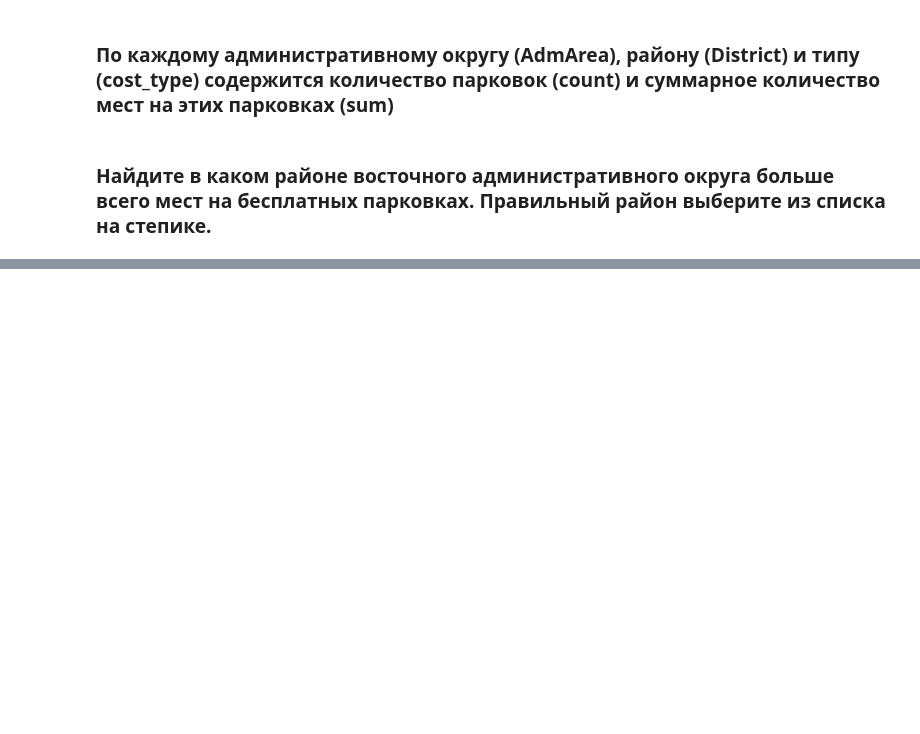
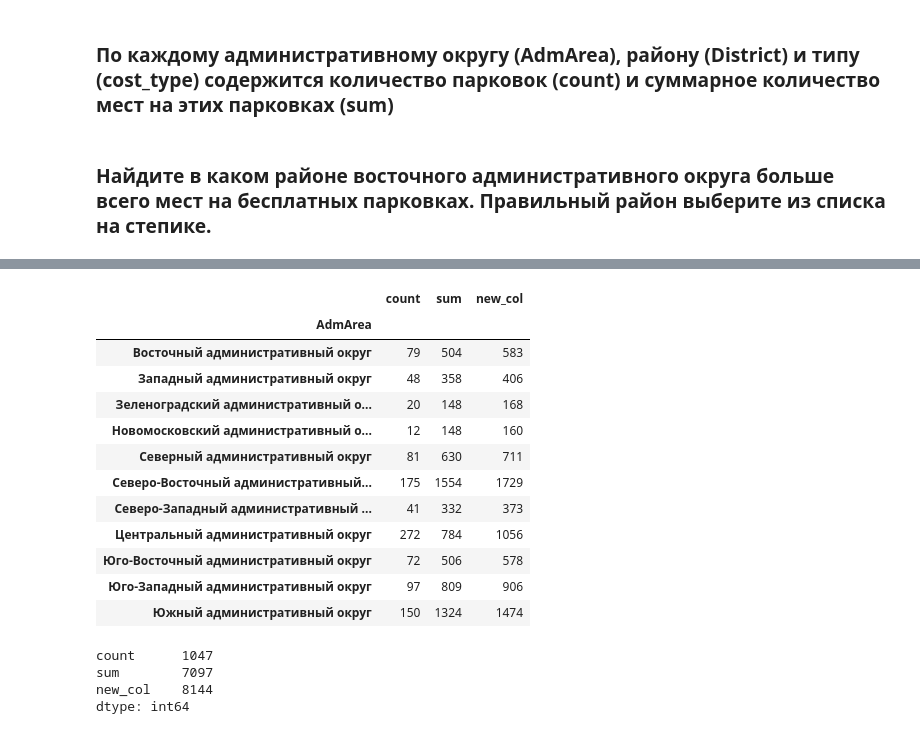
Before and after one commit to gbrs/basics_of_pandas, a Jupyter notebook: 6_1.ipynb, the cells around one changed output, grey strips where cells are left out. Cells and saved outputs as stored; diff of their text form; code cells hidden in the pictures; blank space fills up the shorter version.

Commit message:
experiment with own function in apply

```diff
--- a/6_1.ipynb
+++ b/6_1.ipynb
@@ -176,0 +179,2 @@ task5_df
+# %%
+df = task4_df.sum(level=0)
@@ -176,0 +197,28 @@ task5_df
+# %%
+def foo(x, y):
+    return x + y
+# %%
+df['new_col'] = df.apply(lambda x: foo(x['count'], x['sum']), axis=1)
+# %%
+df
+# %% [output]
+|  | count | sum | new_col |
+| AdmArea |  |  |  |
+| Восточный административный округ | 79 | 504 | 583 |
+| Западный административный округ | 48 | 358 | 406 |
+| Зеленоградский административный о... | 20 | 148 | 168 |
+| Новомосковский административный о... | 12 | 148 | 160 |
+| Северный административный округ | 81 | 630 | 711 |
+| Северо-Восточный административный... | 175 | 1554 | 1729 |
+| Северо-Западный административный ... | 41 | 332 | 373 |
+| Центральный административный округ | 272 | 784 | 1056 |
+| Юго-Восточный административный округ | 72 | 506 | 578 |
+| Юго-Западный административный округ | 97 | 809 | 906 |
+| Южный административный округ | 150 | 1324 | 1474 |
+# %%
+df.apply(lambda x: x.sum())
+# %% [output]
+count      1047
+sum        7097
+new_col    8144
+dtype: int64
```
Also changed, not shown: parts of 2 cells of this notebook.
